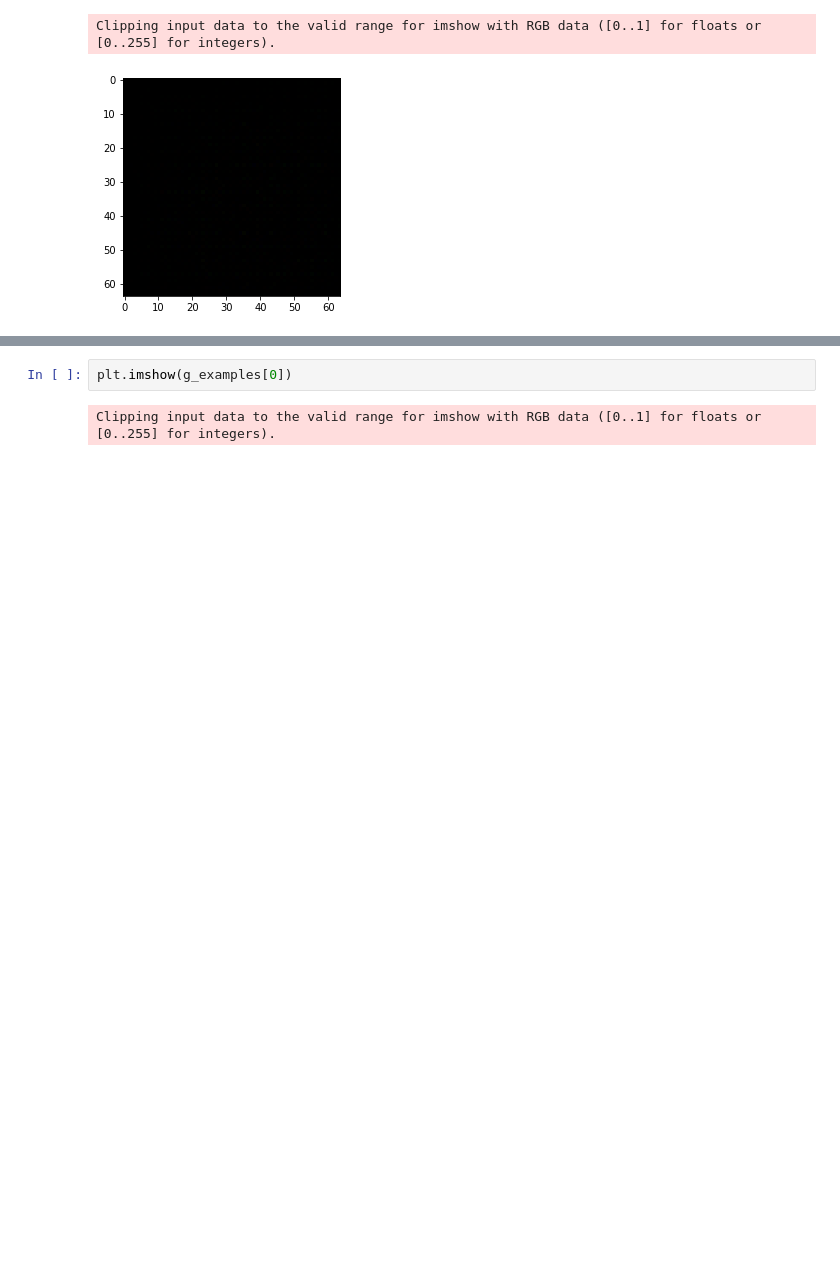
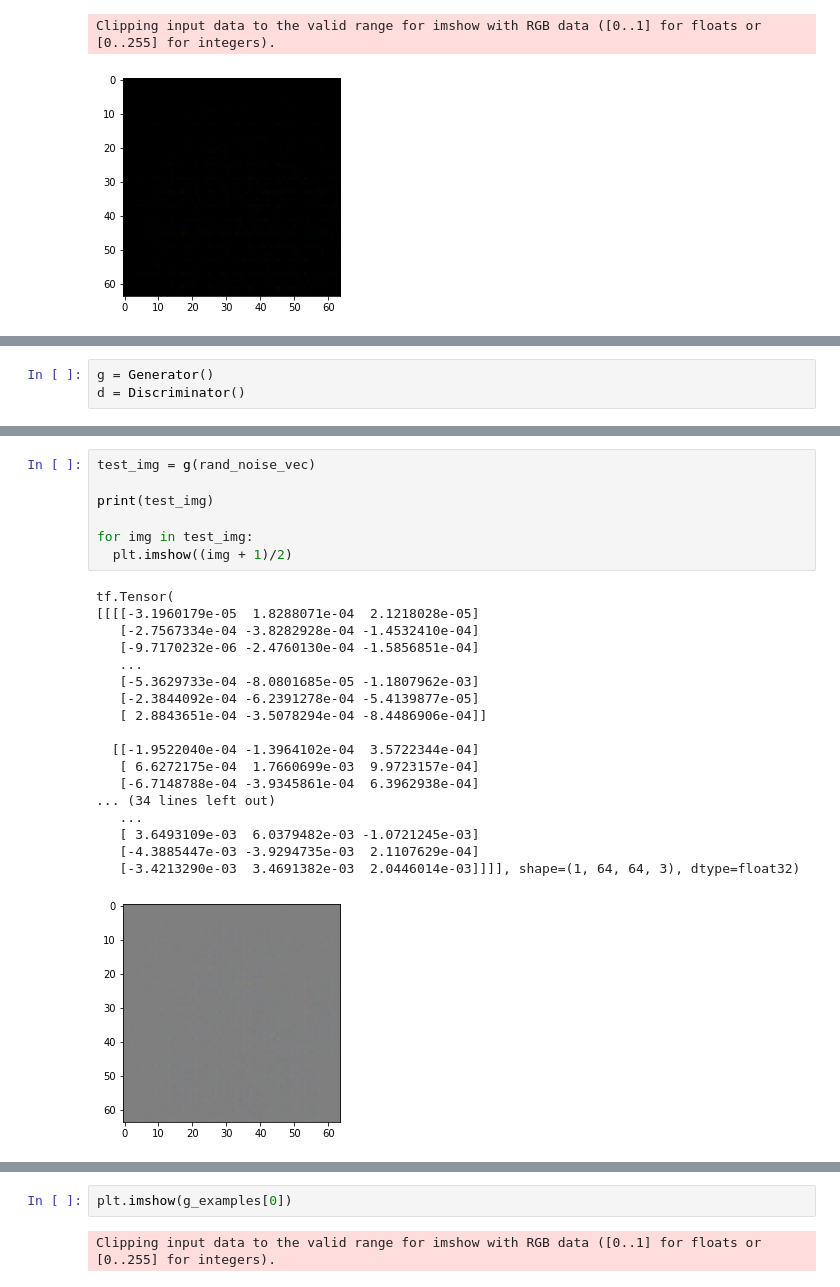
Before and after one commit to JRyanShue/DCGAN, a Jupyter notebook: src/DCGAN.ipynb, the cells around one changed output, grey strips where cells are left out. Cells and saved outputs as stored; diff of their text form; blank space fills up the shorter version.

```diff
--- a/src/DCGAN.ipynb
+++ b/src/DCGAN.ipynb
@@ -376,0 +393,3 @@ Clipping input data to the valid range for imshow with RGB data ([0..1] for floa
+# %%
+g = Generator()
+d = Discriminator()
@@ -498,0 +571,26 @@ Tensor("strided_slice_1:0", shape=(), dtype=float32)
+# %%
+test_img = g(rand_noise_vec)
+
+print(test_img)
+
+for img in test_img:
+  plt.imshow((img + 1)/2)
+# %% [output]
+tf.Tensor(
+[[[[-3.1960179e-05  1.8288071e-04  2.1218028e-05]
+   [-2.7567334e-04 -3.8282928e-04 -1.4532410e-04]
+   [-9.7170232e-06 -2.4760130e-04 -1.5856851e-04]
+   ...
+   [-5.3629733e-04 -8.0801685e-05 -1.1807962e-03]
+   [-2.3844092e-04 -6.2391278e-04 -5.4139877e-05]
+   [ 2.8843651e-04 -3.5078294e-04 -8.4486906e-04]]
+
+  [[-1.9522040e-04 -1.3964102e-04  3.5722344e-04]
+   [ 6.6272175e-04  1.7660699e-03  9.9723157e-04]
+   [-6.7148788e-04 -3.9345861e-04  6.3962938e-04]
+... (34 lines left out)
+   ...
+   [ 3.6493109e-03  6.0379482e-03 -1.0721245e-03]
+   [-4.3885447e-03 -3.9294735e-03  2.1107629e-04]
+   [-3.4213290e-03  3.4691382e-03  2.0446014e-03]]]], shape=(1, 64, 64, 3), dtype=float32)
+[figure, added]
```
Also changed, not shown: parts of 13 cells of this notebook.
